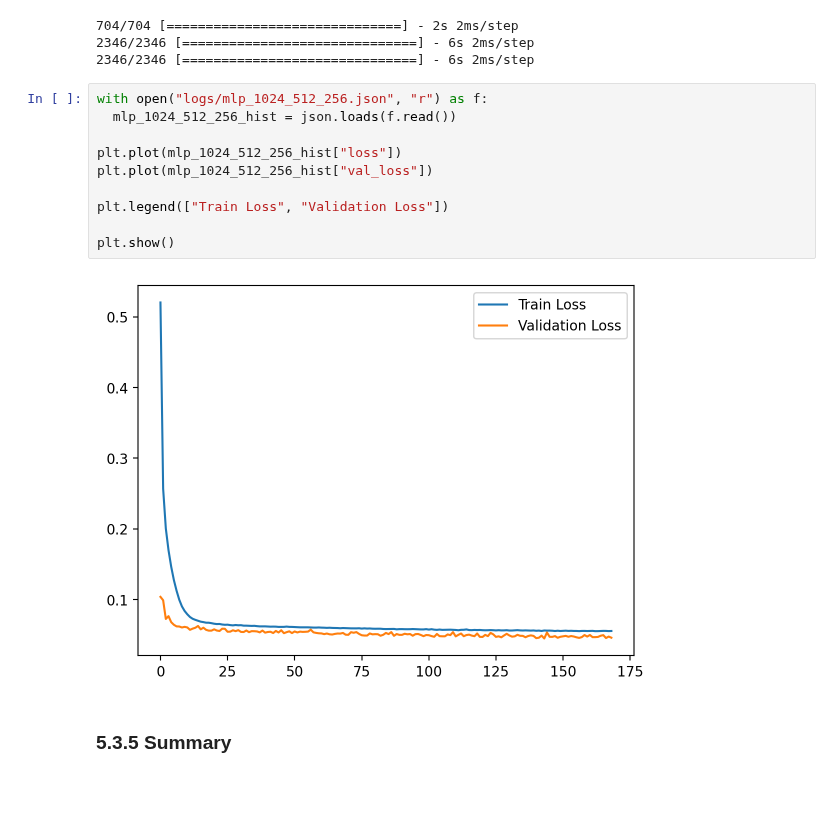
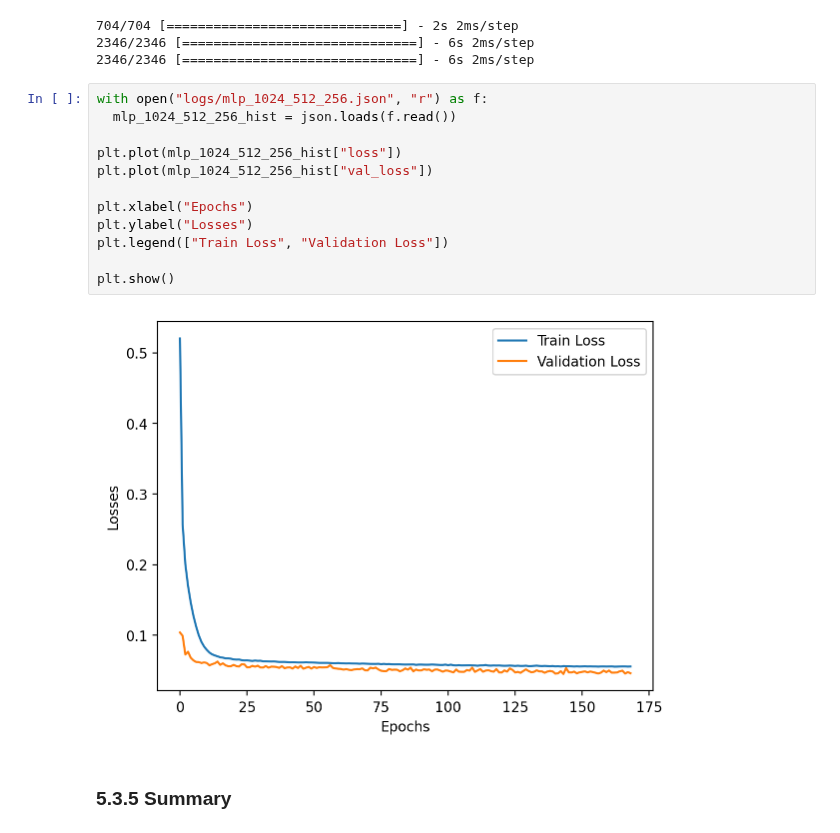
Before and after one commit to yjoer/flight-price-prediction, a Jupyter notebook: notebook.ipynb, the cells around one changed output. Saved outputs shown, nothing was run; the diff lists cells and outputs as text; blank space fills up the shorter version.

Commit message:
Update labels for learning curves

```diff
--- a/notebook.ipynb
+++ b/notebook.ipynb
@@ -1343,15 +1349,17 @@ nn_test_scores_actual["MLP 1024x512x256"] = actual_scores
 # %%
 with open("logs/mlp_1024_512_256.json", "r") as f:
   mlp_1024_512_256_hist = json.loads(f.read())
 
 plt.plot(mlp_1024_512_256_hist["loss"])
 plt.plot(mlp_1024_512_256_hist["val_loss"])
 
+plt.xlabel("Epochs")
+plt.ylabel("Losses")
 plt.legend(["Train Loss", "Validation Loss"])
 
 plt.show()
 # %% [output]
-[figure, old version]
+[figure, new version]
 # %% [markdown]
 ### 5.3.5 Summary
 # %% [markdown]
```
Also changed, not shown: parts of 3 cells of this notebook.
